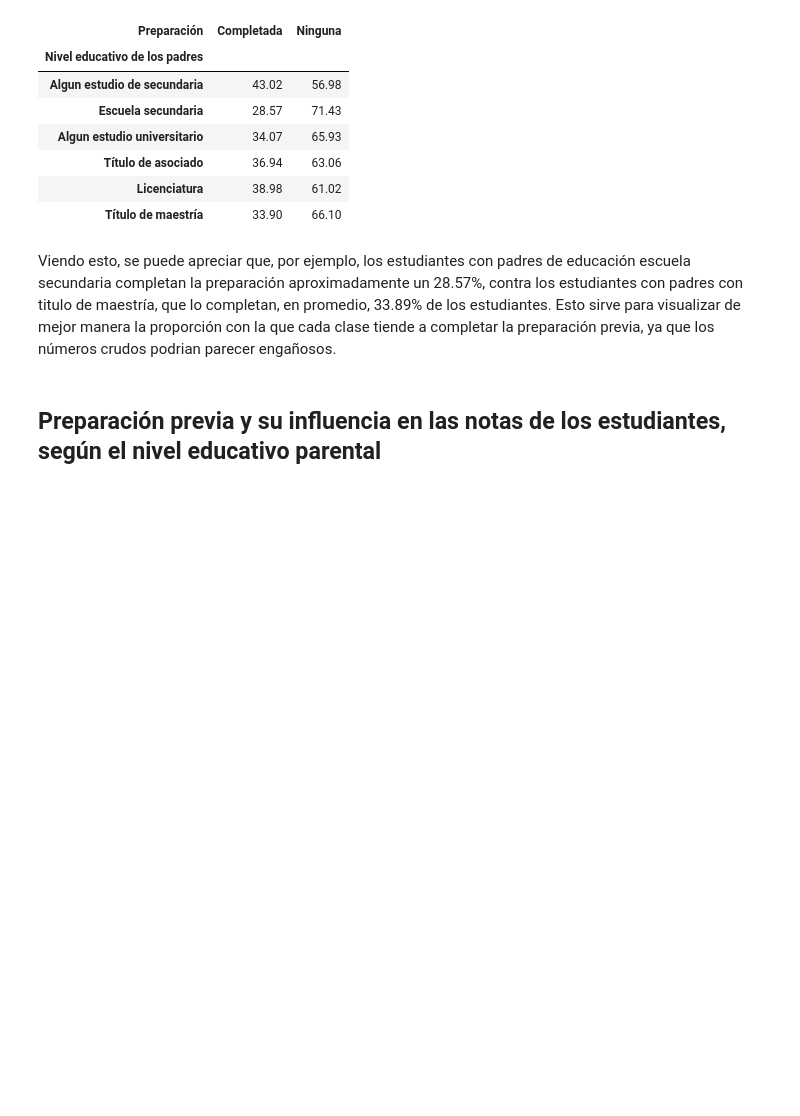
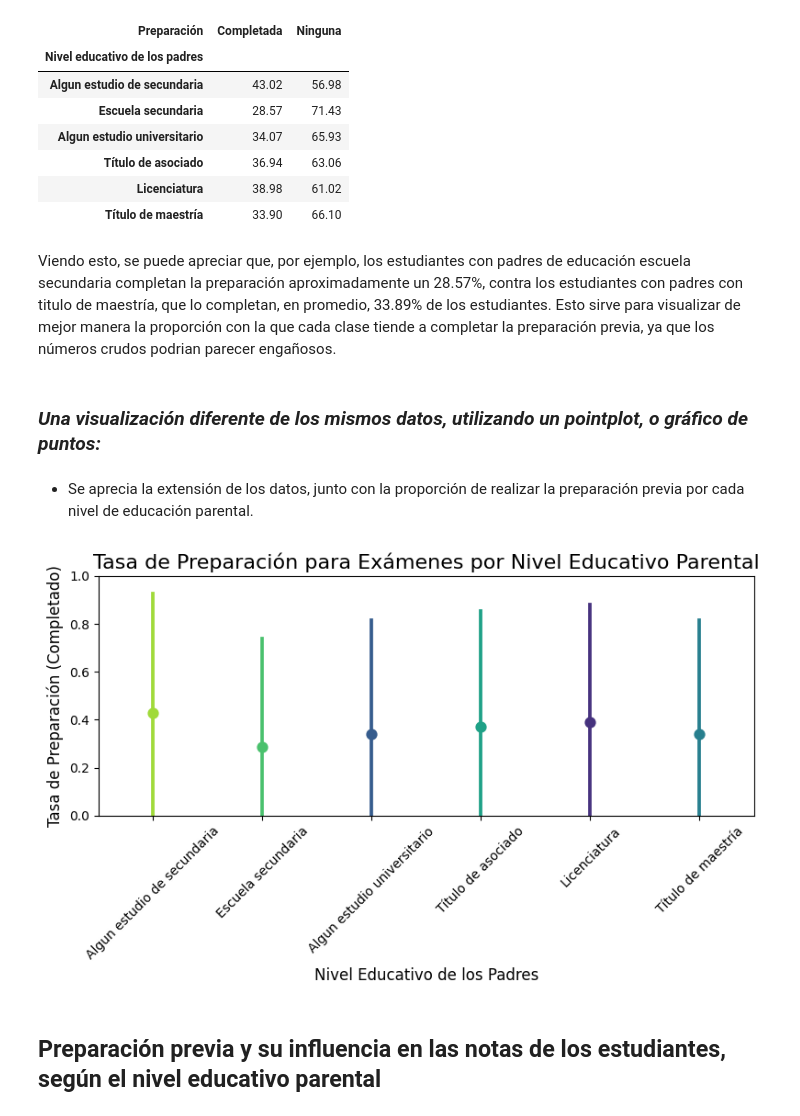
Before and after one commit to Zadquiel-niev/StudentsPerformance-G5-G6-Grupo-5, a Jupyter notebook: jupyter.ipynb, the cells around one changed output. Drawn from its saved outputs; the diff is of its cells as text; code cells hidden in the pictures; blank space fills up the shorter version.

```diff
--- a/jupyter.ipynb
+++ b/jupyter.ipynb
@@ -176,6 +176,47 @@ tabla_porcentajes_redondeado
 | Título de maestría | 33.90 | 66.10 |
 # %% [markdown]
 Viendo esto, se puede apreciar que, por ejemplo, los estudiantes con padres de educación escuela secundaria completan la preparación aproximadamente un 28.57%, contra los estudiantes con padres con titulo de maestría, que lo completan, en promedio, 33.89% de los estudiantes. Esto sirve para visualizar de mejor manera la proporción con la que cada clase tiende a completar la preparación previa, ya que los números crudos podrian parecer engañosos.
+# %% [markdown]
+### *Una visualización diferente de los mismos datos, utilizando un pointplot, o gráfico de puntos:*
+# %% [markdown]
+- Se aprecia la extensión de los datos, junto con la proporción de realizar la preparación previa por cada nivel de educación parental.
+# %%
+# Crear el gráfico de puntos
+
+orden_jerarquico = [
+    'Algun estudio de secundaria',
+    'Escuela secundaria',
+    'Algun estudio universitario',
+    'Título de asociado',
+    'Licenciatura',
+    'Título de maestría',
+]
+
+df['Preparación_binaria'] = df['Preparación'].map({'Completada': 1, 'Ninguna': 0})
+plt.figure(figsize=(8, 5))
+sns.pointplot(
+    x='Nivel educativo de los padres',
+    y='Preparación_binaria',
+    hue='Nivel educativo de los padres',
+    data=df,
+    order=orden_jerarquico,
+    palette='viridis',
+    errorbar='sd',
+    legend=False
+)
+
+# Añadir etiquetas y título
+plt.title('Tasa de Preparación para Exámenes por Nivel Educativo Parental', fontsize=16)
+plt.xlabel('Nivel Educativo de los Padres', fontsize=12)
+plt.ylabel('Tasa de Preparación (Completado)', fontsize=12)
+plt.ylim(0, 1)
+plt.xticks(rotation=45)
+
+# Mostrar el gráfico
+plt.tight_layout()
+plt.show()
+# %% [output]
+[figure, added]
 # %% [markdown]
 ## **Preparación previa y su influencia en las notas de los estudiantes, según el nivel educativo parental**
 # %% [markdown]
```
Also changed, not shown: parts of 5 cells of this notebook, 1 other file.
